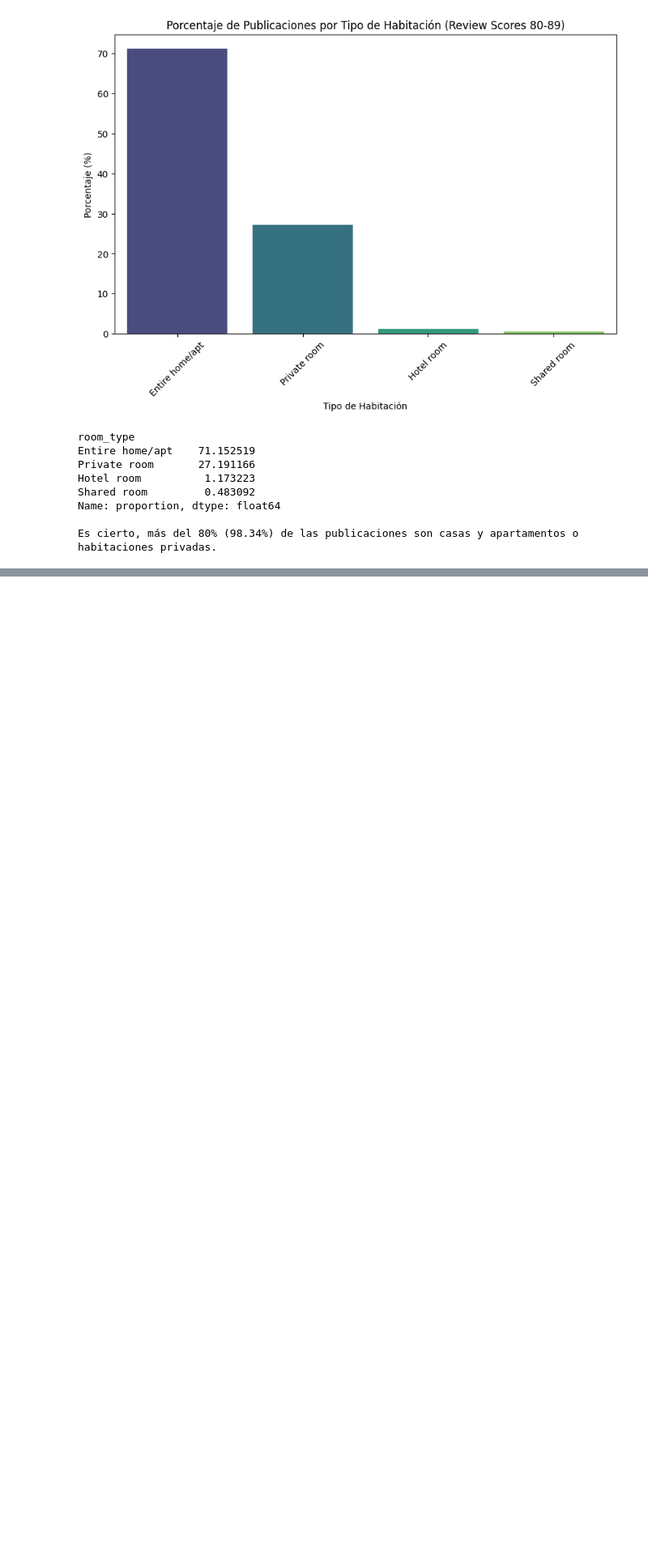
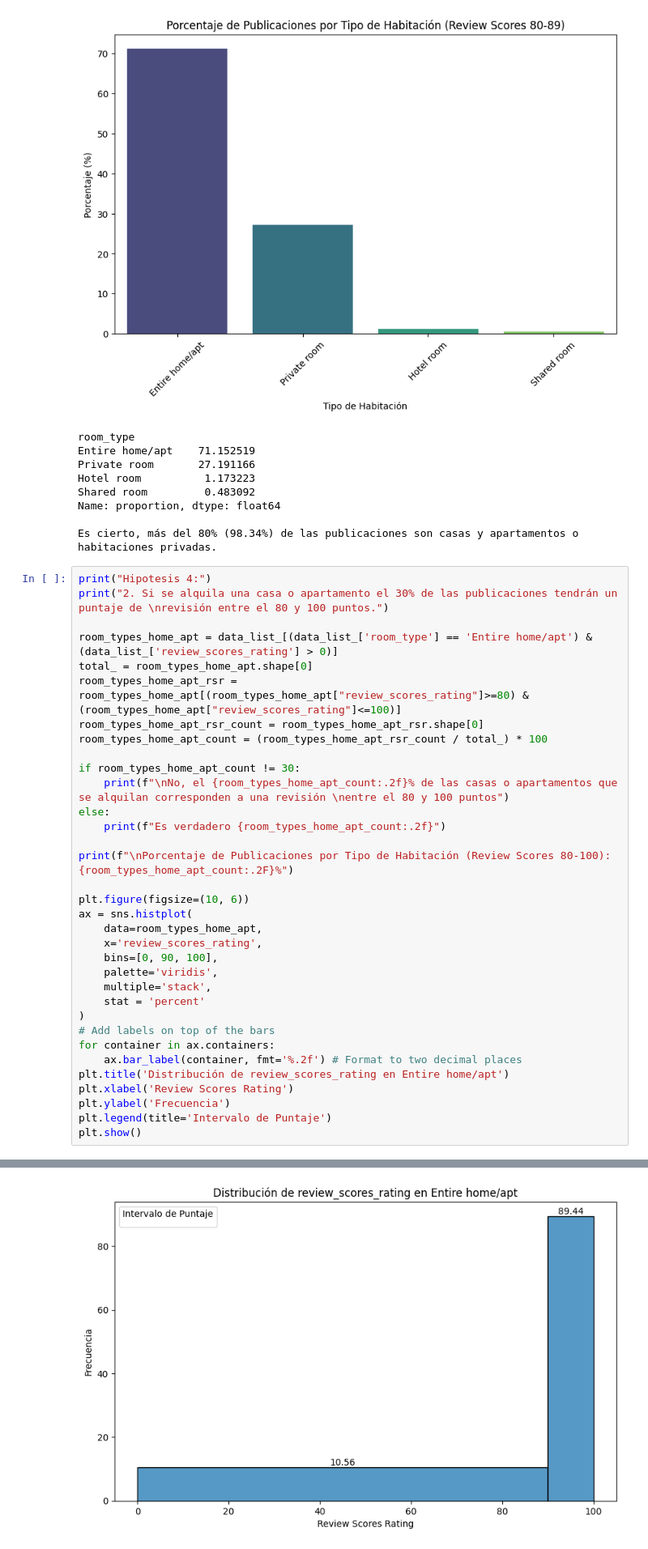
Before and after one commit to Emmaquantum/Data-Science-Proyect-Airbnb, a Jupyter notebook: PrimerReporte.ipynb, the cells around one changed output, grey strips where cells are left out. Shown: that part at 81% size. Drawn from its saved outputs; the diff is of its cells as text; blank space fills up the shorter version.

```diff
--- a/PrimerReporte.ipynb
+++ b/PrimerReporte.ipynb
@@ -619,3 +619,38 @@ Shared room         0.483092
 Name: proportion, dtype: float64
 
 Es cierto, más del 80% (98.34%) de las publicaciones son casas y apartamentos o habitaciones privadas.
+# %%
+print("Hipotesis 4:")
+print("2. Si se alquila una casa o apartamento el 30% de las publicaciones tendrán un puntaje de \nrevisión entre el 80 y 100 puntos.")
+
+room_types_home_apt = data_list_[(data_list_['room_type'] == 'Entire home/apt') & (data_list_['review_scores_rating'] > 0)]
+total_ = room_types_home_apt.shape[0]
+room_types_home_apt_rsr = room_types_home_apt[(room_types_home_apt["review_scores_rating"]>=80) & (room_types_home_apt["review_scores_rating"]<=100)]
+room_types_home_apt_rsr_count = room_types_home_apt_rsr.shape[0]
+room_types_home_apt_count = (room_types_home_apt_rsr_count / total_) * 100
+
+if room_types_home_apt_count != 30:
+    print(f"\nNo, el {room_types_home_apt_count:.2f}% de las casas o apartamentos que se alquilan corresponden a una revisión \nentre el 80 y 100 puntos")
+else:
+    print(f"Es verdadero {room_types_home_apt_count:.2f}")
+
+print(f"\nPorcentaje de Publicaciones por Tipo de Habitación (Review Scores 80-100): {room_types_home_apt_count:.2F}%")
+
+plt.figure(figsize=(10, 6))
+ax = sns.histplot(
+    data=room_types_home_apt,
+    x='review_scores_rating',
+    bins=[0, 90, 100],
+    palette='viridis',
+    multiple='stack',
+    stat = 'percent'
+)
+# Add labels on top of the bars
+for container in ax.containers:
+    ax.bar_label(container, fmt='%.2f') # Format to two decimal places
+plt.title('Distribución de review_scores_rating en Entire home/apt')
+plt.xlabel('Review Scores Rating')
+plt.ylabel('Frecuencia')
+plt.legend(title='Intervalo de Puntaje')
+plt.show()
+# %% [output]
@@ -621,0 +665 @@ Es cierto, más del 80% (98.34%) de las publicaciones son casas y apartamentos o
+[figure, added]
```
Also changed, not shown: parts of 3 cells of this notebook.
